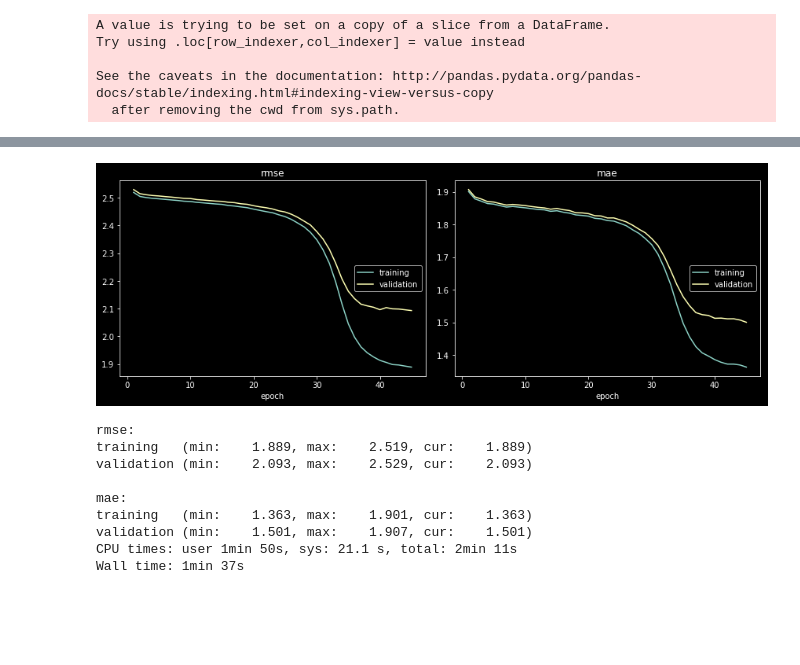
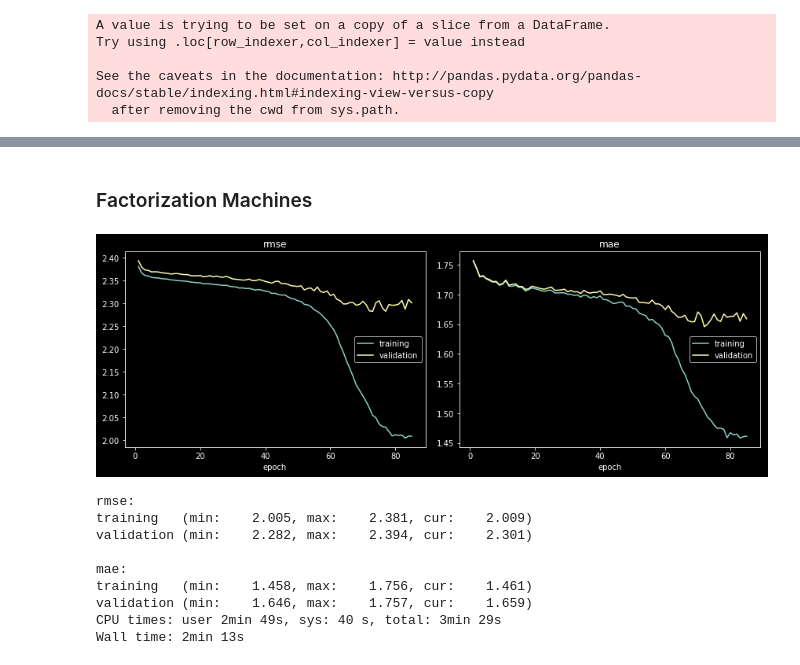
Before and after one commit to lambdaofgod/examples-counterexamples, a Jupyter notebook: notebooks/Metacritic Game Reviews & Factorization Machines.ipynb, the cells around one changed output, grey strips where cells are left out. Saved outputs shown, nothing was run; the diff lists cells and outputs as text; code cells hidden in the pictures; blank space fills up the shorter version.

Commit message:
Metacritic Games Genre Features for recommendation

```diff
--- a/notebooks/Metacritic Game Reviews & Factorization Machines.ipynb
+++ b/notebooks/Metacritic Game Reviews & Factorization Machines.ipynb
@@ -145,38 +142,47 @@ def train_fm(
     return fm
 
 
+def did_error_improve(errors, steps):
+    if len(errors) <= steps:
+        return True
+    else:
+        return min(errors[:-steps]) >= min(errors[-steps:])
+
+
 def train_mcmc_fm(
-        X_train,
-        y_train,
-        X_test,
-        y_test,
+        X_train_val,
+        y_train_val,
+        val_size=0.1,
         n_iter=25,
         step_size=1,
         init_stdev=0.1,
         rank=50,
         early_stopping=True,
-        early_stopping_rounds=10):
+        early_stopping_patience=5):
     fm = fastFM.mcmc.FMRegression(n_iter=1, rank=rank, init_stdev=init_stdev)
-    fm.fit_predict(X_train, y_train, X_test)
+
+
+    X_train, X_val, y_train, y_val = train_test_split(X_train_val, y_train_val, test_size=val_size, random_state=0)
+    fm.fit_predict(X_train, y_train, X_val)
 
     liveplot = PlotLosses()
     plt.style.use('dark_background')
 
     tqdm_iter = tqdm.tqdm(range(1, n_iter))
     for i in tqdm_iter:
-        y_pred = fm.fit_predict(X_train, y_train, X_test, n_more_iter=1)
+        y_pred = fm.fit_predict(X_train, y_train, X_val, n_more_iter=1)
 
-        current_val_metric = np.sqrt(mean_squared_error(fm.predict(X_test), y_test))
+        current_val_metric = np.sqrt(mean_squared_error(fm.predict(X_val), y_val))
         liveplot.update({
             'rmse': np.sqrt(mean_squared_error(fm.predict(X_train), y_train)),
             'val_rmse': current_val_metric,
             'mae': mean_absolute_error(fm.predict(X_train), y_train),
-            'val_mae': mean_absolute_error(fm.predict(X_test), y_test)
+            'val_mae': mean_absolute_error(fm.predict(X_val), y_val)
         })
         liveplot.draw()
-        checked_last_steps = [item['rmse'] for item in liveplot.logs[:-early_stopping_rounds]]
-        if len(checked_last_steps) > 0 and min(checked_last_steps) < current_val_metric:
+        checked_steps = [item['val_rmse'] for item in liveplot.logs]
+        if not did_error_improve(checked_steps, early_stopping_patience):
             tqdm_iter.close()
             break
 
-    return fm
+    return fm, liveplot
@@ -286,7 +273,7 @@ game_comments_df.shape
 # %% [markdown]
 ## Restrict titles to these that have reviews
 # %%
-def get_column_values_with_min_occurrences(df, col, min_occurrences=4):
+def get_column_values_with_min_occurrences(df, col, min_occurrences=5):
     col_value_counts = df[col].value_counts()
     return col_value_counts[col_value_counts >= min_occurrences].index
 # %%
@@ -312,5 +303,5 @@ Try using .loc[row_indexer,col_indexer] = value instead
 See the caveats in the documentation: http://pandas.pydata.org/pandas-docs/stable/indexing.html#indexing-view-versus-copy
   after removing the cwd from sys.path.
 # %%
-used_comments_df = used_comments_df.merge(game_info_df[['Title', 'Avg_Userscore', 'Metascore', 'Publisher']], on='Title')
+used_comments_df = used_comments_df.merge(game_info_df[['Title', 'Avg_Userscore', 'Metascore', 'Publisher', 'Platform', 'Genre']], on=['Title', 'Platform'])
 # %%
@@ -338,2 +324,2 @@ X = vectorizer.fit_transform(used_comments_df)
 # %%
-X_train, X_test, y_train, y_test = train_test_split(X, used_comments_df['Userscore'], test_size=0.2, random_state=0)
+X_train, X_test, y_train, y_test = train_test_split(X, used_comments_df['Userscore'], test_size=0.1, random_state=0)
@@ -364,17 +353,19 @@ np.sqrt(mean_squared_error(y_pred_lin_reg , y_test))
+# %% [markdown]
+### Factorization Machines
 # %%
 %%time
-fm = train_mcmc_fm(X_train, y_train, X_test, y_test, n_iter=500, rank=10, init_stdev=1e-3)
+fm, liveplot = train_mcmc_fm(X_train, y_train, n_iter=500, rank=10, init_stdev=1e-3, early_stopping_patience=8)
 # %% [output]
-[figure, old version]
+[figure, new version]
 rmse:
-training   (min:    1.889, max:    2.519, cur:    1.889)
-validation (min:    2.093, max:    2.529, cur:    2.093)
+training   (min:    2.005, max:    2.381, cur:    2.009)
+validation (min:    2.282, max:    2.394, cur:    2.301)
 
 mae:
-training   (min:    1.363, max:    1.901, cur:    1.363)
-validation (min:    1.501, max:    1.907, cur:    1.501)
-CPU times: user 1min 50s, sys: 21.1 s, total: 2min 11s
-Wall time: 1min 37s
+training   (min:    1.458, max:    1.756, cur:    1.461)
+validation (min:    1.646, max:    1.757, cur:    1.659)
+CPU times: user 2min 49s, sys: 40 s, total: 3min 29s
+Wall time: 2min 13s
 # %%
 y_pred = fm.predict(X_test)
 
```
Also changed, not shown: parts of 49 cells of this notebook.
